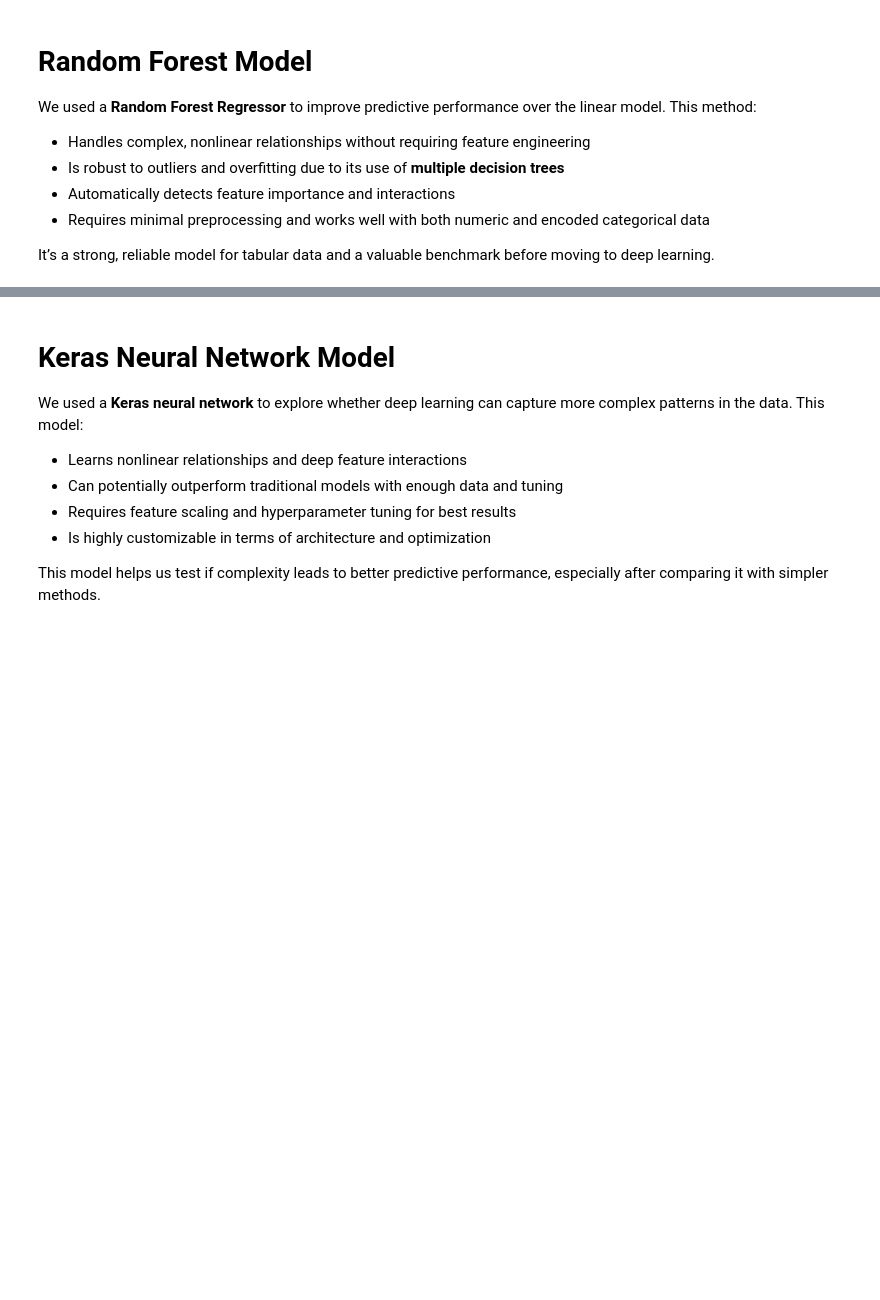
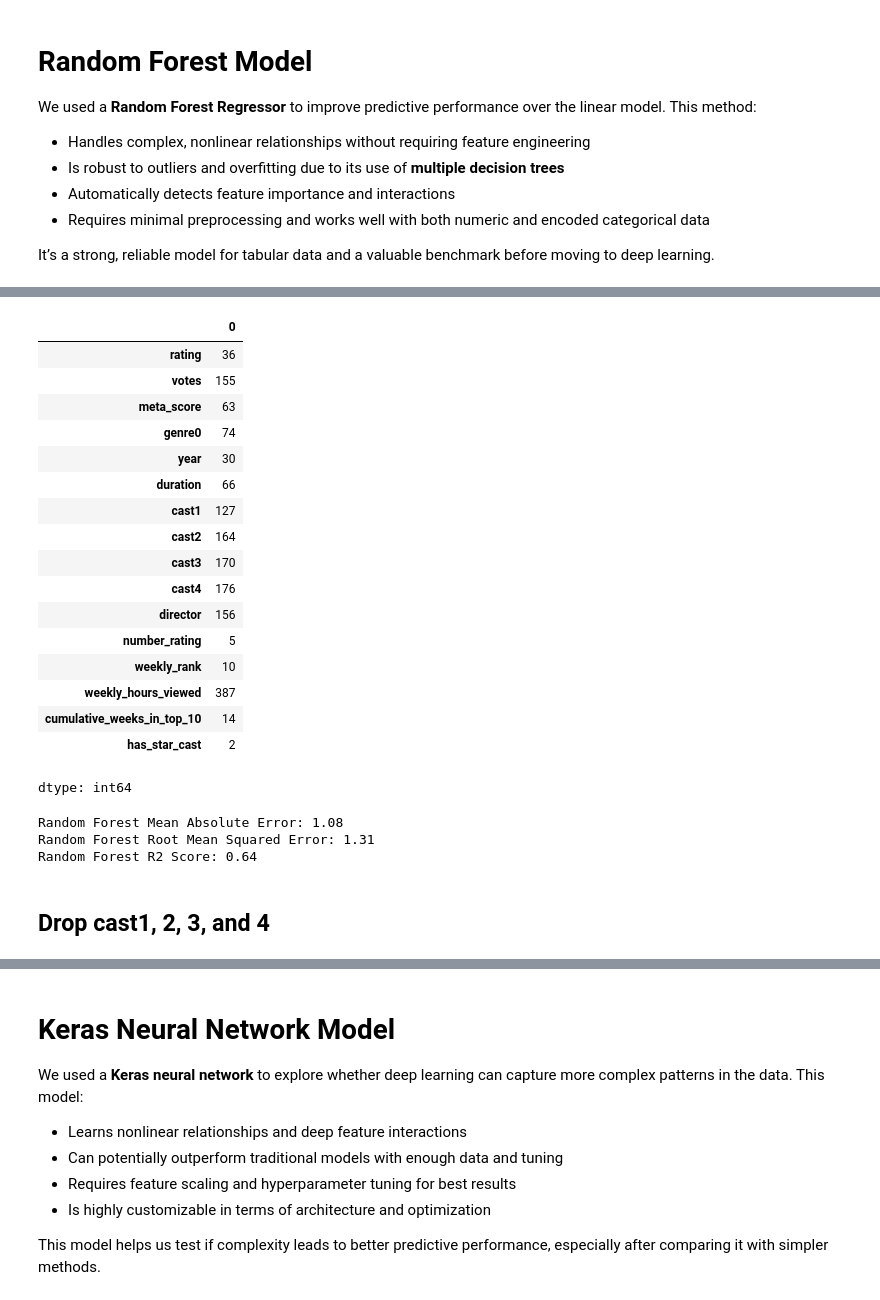
Before and after one commit to mopfun/Project_4_Grp_1, a Jupyter notebook: Netflix_Top_10_Predictor.ipynb, the cells around one changed output, grey strips where cells are left out. Cells and saved outputs as stored; diff of their text form; code cells hidden in the pictures; blank space fills up the shorter version.

```diff
--- a/Netflix_Top_10_Predictor.ipynb
+++ b/Netflix_Top_10_Predictor.ipynb
@@ -180,0 +252,21 @@ rf_model.save('random_forest_model.keras')
+# %%
+df.nunique()
+# %% [output]
+|  | 0 |
+| rating | 36 |
+| votes | 155 |
+| meta_score | 63 |
+| genre0 | 74 |
+| year | 30 |
+| duration | 66 |
+| cast1 | 127 |
+| cast2 | 164 |
+| cast3 | 170 |
+| cast4 | 176 |
+| director | 156 |
+| number_rating | 5 |
+| weekly_rank | 10 |
+| weekly_hours_viewed | 387 |
+| cumulative_weeks_in_top_10 | 14 |
+| has_star_cast | 2 |
+dtype: int64
@@ -180,0 +292,23 @@ rf_model.save('random_forest_model.keras')
+# %%
+# Random Forest Model
+# Create and train the Random Forest model
+rf_model = RandomForestRegressor(n_estimators=100, random_state=42)
+rf_model.fit(X_train, y_train)
+
+# Make predictions
+rf_predictions = rf_model.predict(X_test)
+
+# Evaluate the model
+mae_rf = mean_absolute_error(y_test, rf_predictions)
+rmse_rf = np.sqrt(mean_squared_error(y_test, rf_predictions))
+r2_rf = r2_score(y_test, rf_predictions)
+
+print(f"Random Forest Mean Absolute Error: {mae_rf:.2f}")
+print(f"Random Forest Root Mean Squared Error: {rmse_rf:.2f}")
+print(f"Random Forest R2 Score: {r2_rf:.2f}")
+# %% [output]
+Random Forest Mean Absolute Error: 1.08
+Random Forest Root Mean Squared Error: 1.31
+Random Forest R2 Score: 0.64
+# %% [markdown]
+## Drop cast1, 2, 3, and 4
```
Also changed, not shown: parts of 67 cells of this notebook.
